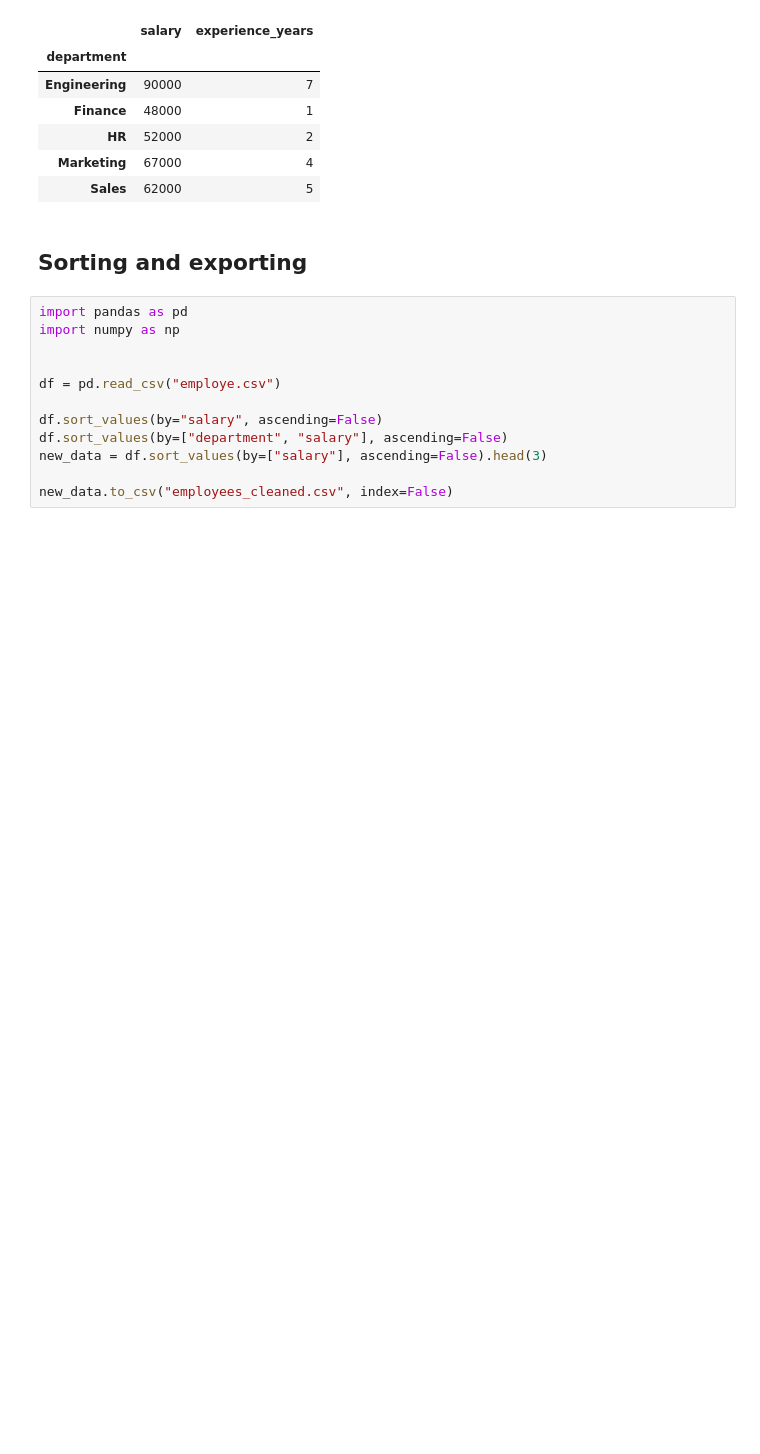
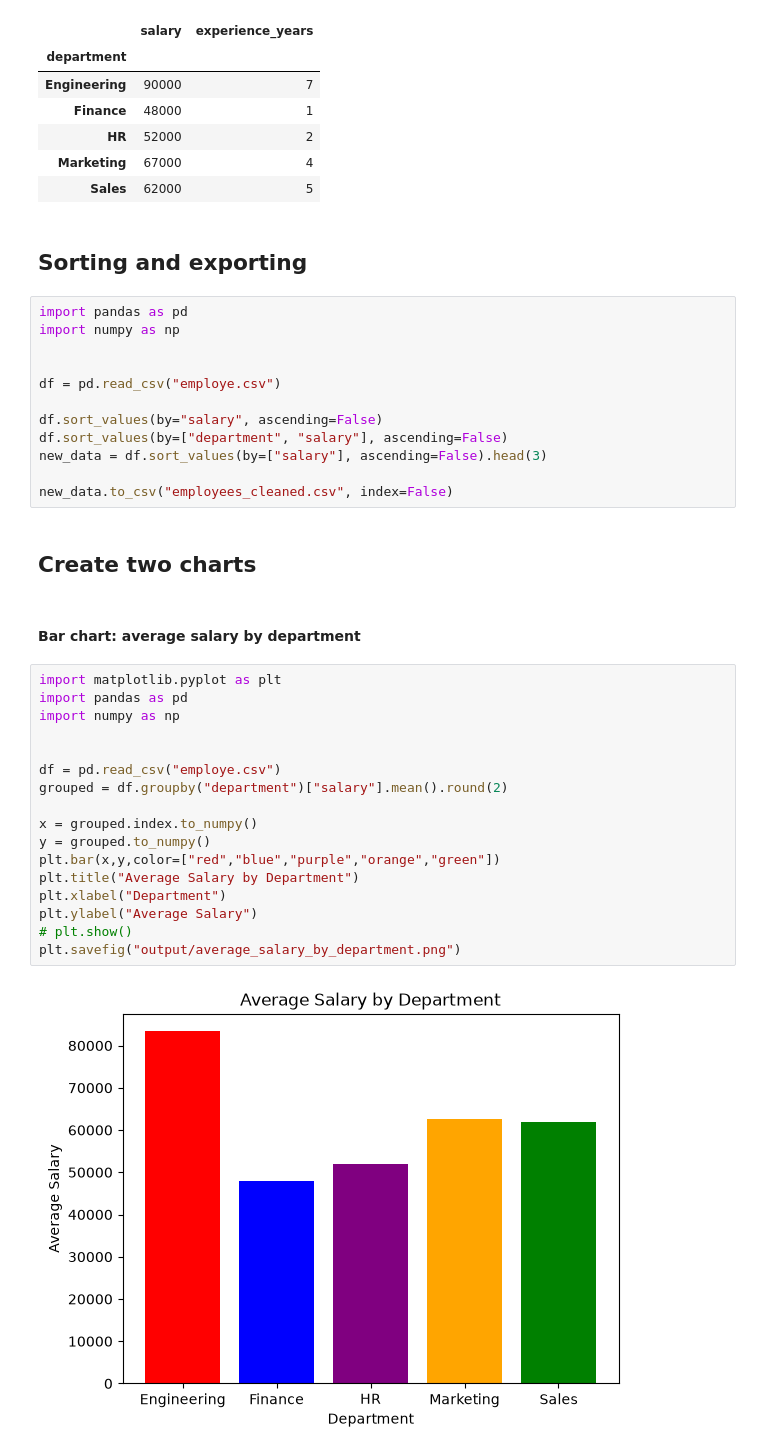
Before and after one commit to uniksrj/ai-engineer-journey, a Jupyter notebook: week-01/pandas_basics.ipynb, the cells around one changed output. Drawn from its saved outputs; the diff is of its cells as text; blank space fills up the shorter version.

```diff
--- a/week-01/pandas_basics.ipynb
+++ b/week-01/pandas_basics.ipynb
@@ -252,3 +252,26 @@ df.sort_values(by=["department", "salary"], ascending=False)
 new_data = df.sort_values(by=["salary"], ascending=False).head(3)
 
 new_data.to_csv("employees_cleaned.csv", index=False)
+# %% [markdown]
+## Create two charts
+# %% [markdown]
+#### Bar chart: average salary by department
+# %%
+import matplotlib.pyplot as plt
+import pandas as pd
+import numpy as np
+
+
+df = pd.read_csv("employe.csv")
+grouped = df.groupby("department")["salary"].mean().round(2)
+
+x = grouped.index.to_numpy()
+y = grouped.to_numpy()
+plt.bar(x,y,color=["red","blue","purple","orange","green"])
+plt.title("Average Salary by Department")
+plt.xlabel("Department")
+plt.ylabel("Average Salary")
+# plt.show()
+plt.savefig("output/average_salary_by_department.png")
+# %% [output]
+[figure, added]
```
Also changed, not shown: parts of 2 cells of this notebook.
